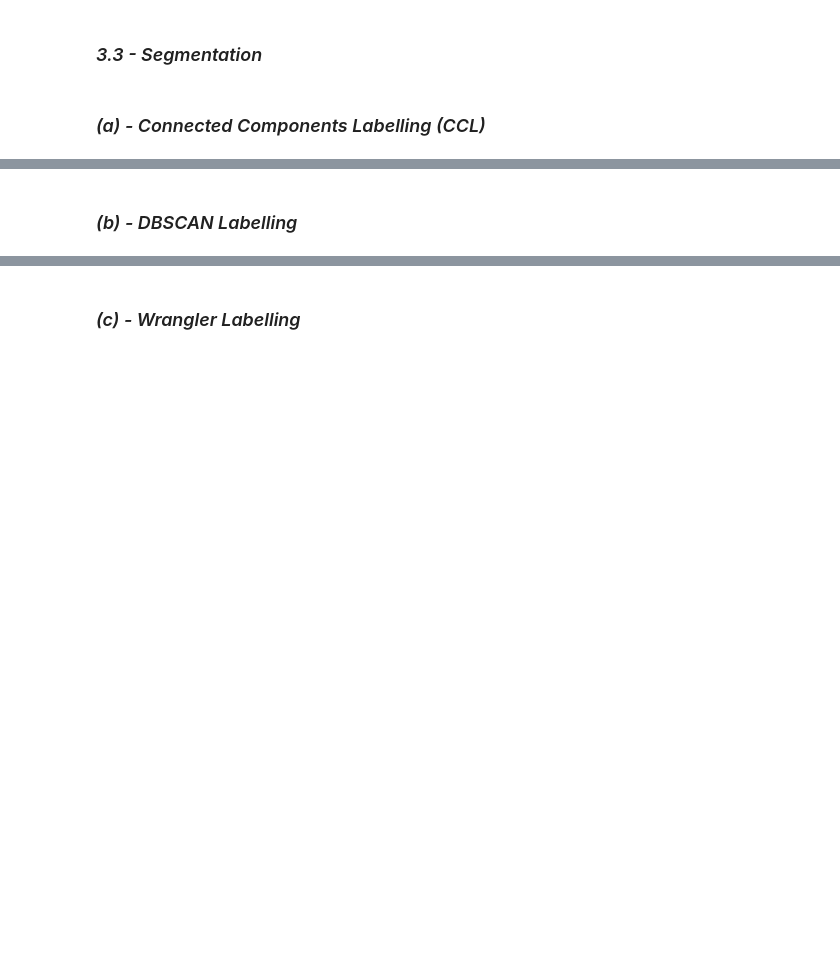
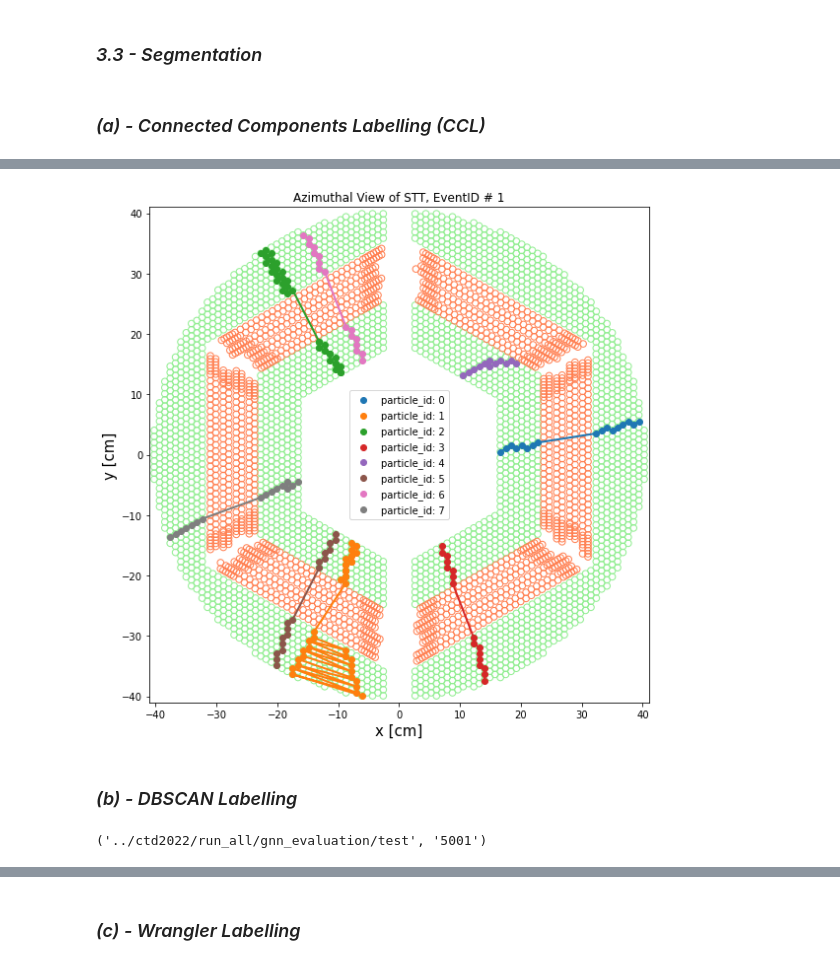
Before and after one commit to ai4fair/ctstrkx, a Jupyter notebook: stt3_seg.ipynb, the cells around one changed output, grey strips where cells are left out. Drawn from its saved outputs; the diff is of its cells as text; code cells hidden in the pictures; blank space fills up the shorter version.

```diff
--- a/stt3_seg.ipynb
+++ b/stt3_seg.ipynb
@@ -169,2 +194,21 @@ array([  0,  10,  25,  33,  46,  53,  65,  74,  91, 100, 107, 117, 126,
+# %%
+# plot reco event from CCL
+fig, ax = detector_layout(figsize=(8,8))
+t_ids = np.unique(reco_track.labels)
+
+# here, (x,y,ir) comes from the true event,
+# but idx comes from reco event from CCL
+
+for tid in t_ids:
+    idx = reco_track.labels == tid
+    ax.plot(x[idx], y[idx], '-', linewidth=2)
+    ax.scatter(x[idx], y[idx], label='particle_id: {}'.format(tid))
+
+ax.set_title('Azimuthal View of STT, EventID # {}'.format(event_idx))
+ax.legend(fontsize=10, loc='best')
+fig.tight_layout()
+# fig.savefig("reco_track.png")
+# %% [output]
+[figure, added]
 # %% [markdown]
 ### _(b) - DBSCAN Labelling_
@@ -172,0 +223,4 @@ from LightningModules.Segmenting import label_graph_dbscan
+# %%
+os.path.split(input_file)
+# %% [output]
+('../ctd2022/run_all/gnn_evaluation/test', '5001')
```
Also changed, not shown: parts of 63 cells of this notebook.
